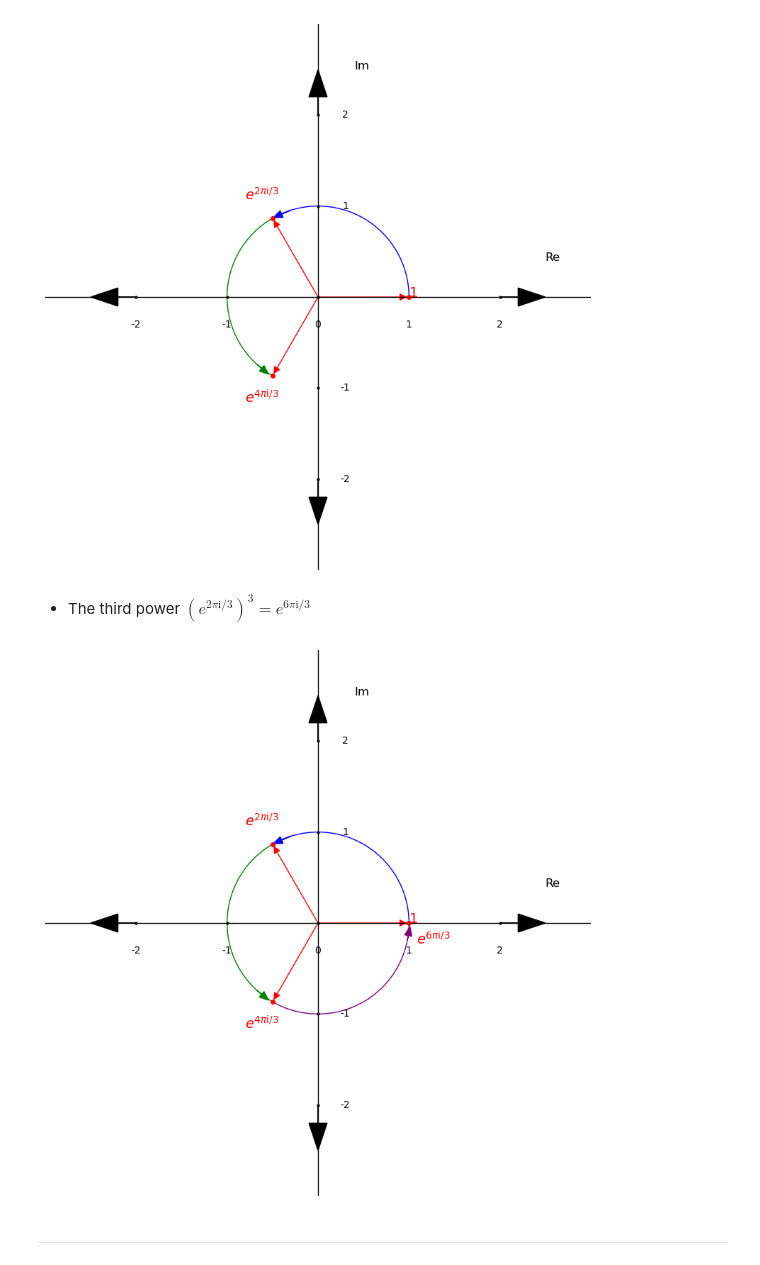
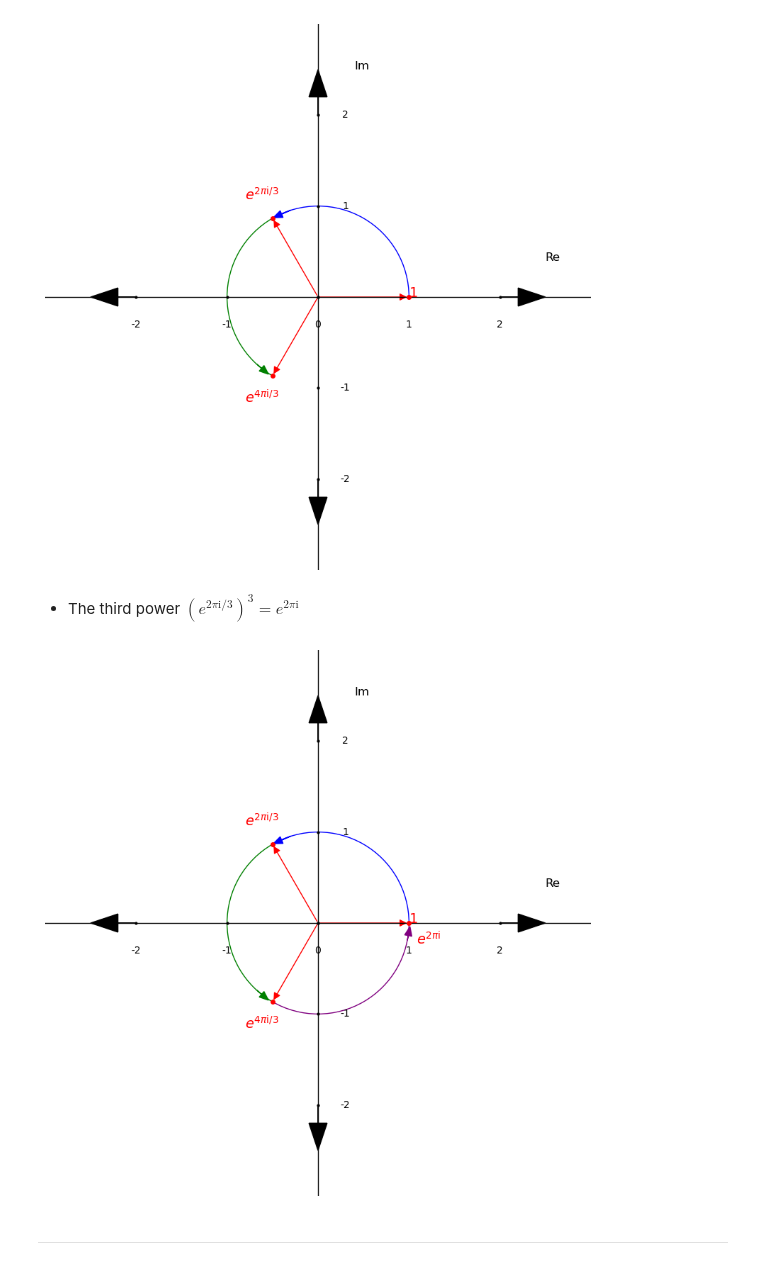
Before and after one commit to Godspower-Eze/deep-dive-on-lattice-based-cryptography, a Jupyter notebook: ntt.ipynb, the cells around one changed output. Drawn from its saved outputs; the diff is of its cells as text; code cells hidden in the pictures.

```diff
--- a/ntt.ipynb
+++ b/ntt.ipynb
@@ -1159,7 +1159,7 @@ plt.show()
 # %% [output]
 [figure]
 # %% [markdown]
-- The third power $(e^{2\pi\mathrm{i}/3})^3 = e^{6\pi\mathrm{i}/3}$
+- The third power $(e^{2\pi\mathrm{i}/3})^3 = e^{2\pi\mathrm{i}}$
 # %%
 import matplotlib.pyplot as plt
 import numpy as np
@@ -1241,35 +1241,35 @@ theta = np.deg2rad(theta2)
 ax.arrow(0.982, -0.19, 0.01, 0.06*np.sin(theta),
          head_width=0.08, head_length=0.1, fc='purple', ec='purple')
 
 # Labels for sides
 plt.text(roots[0].real - 0.3, roots[0].imag + 0.2, r"$e^{2\pi\mathrm{i}/3}$", color='red', fontsize=14, fontweight='bold')
 plt.text(roots[1].real - 0.3, roots[1].imag - 0.3, r"$e^{4\pi\mathrm{i}/3}$", color='red', fontsize=14, fontweight='bold')
-plt.text(1.08, -0.24, r"$e^{6\pi\mathrm{i}/3}$", color='red', fontsize=14, fontweight='bold')
+plt.text(1.08, -0.24, r"$e^{2\pi\mathrm{i}}$", color='red', fontsize=14, fontweight='bold')
 plt.text(1, 0, r"$1$", color='red', fontsize=14, fontweight='bold')
 
 # --- roots ---
 roots = [-1/2 + ((sqrt(3)/2) * 1j), -1/2 - ((sqrt(3)/2) * 1j), 1 + 0j]
 
 # Dashed projection lines
 for root in roots:
     plt.plot(root.real, root.imag, 'ro', markersize=4)
         # --- Angled arrow for vector z ---
     arrow = FancyArrowPatch((0, 0), (root.real, root.imag),
                             arrowstyle='-|>', mutation_scale=15,
                             color='red', linewidth=1)
     ax.add_patch(arrow)
 
 # --- Axis labels ---
 plt.text(limit + 0.5, 0.4, 'Re', fontsize=12)
 plt.text(0.4, limit + 0.5, 'Im', fontsize=12)
 
 # --- Remove default ticks ---
 ax.set_xticks([])
 ax.set_yticks([])
 
 plt.show()
 # %% [output]
-[figure, old version]
+[figure, new version]
 # %% [markdown]
 -----
 # %% [markdown]
```
Also changed, not shown: parts of 7 cells of this notebook, 3 other files.
